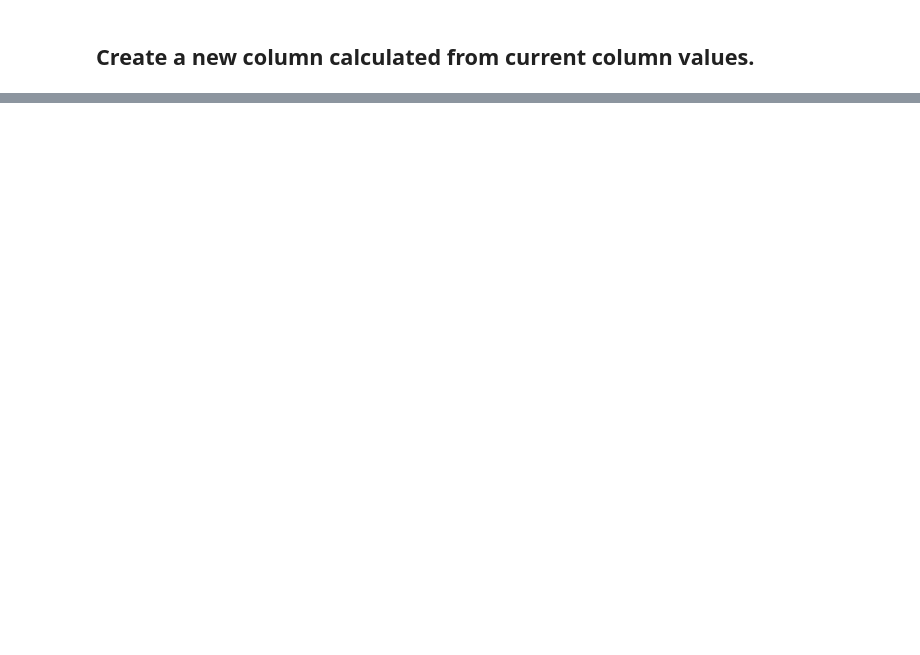
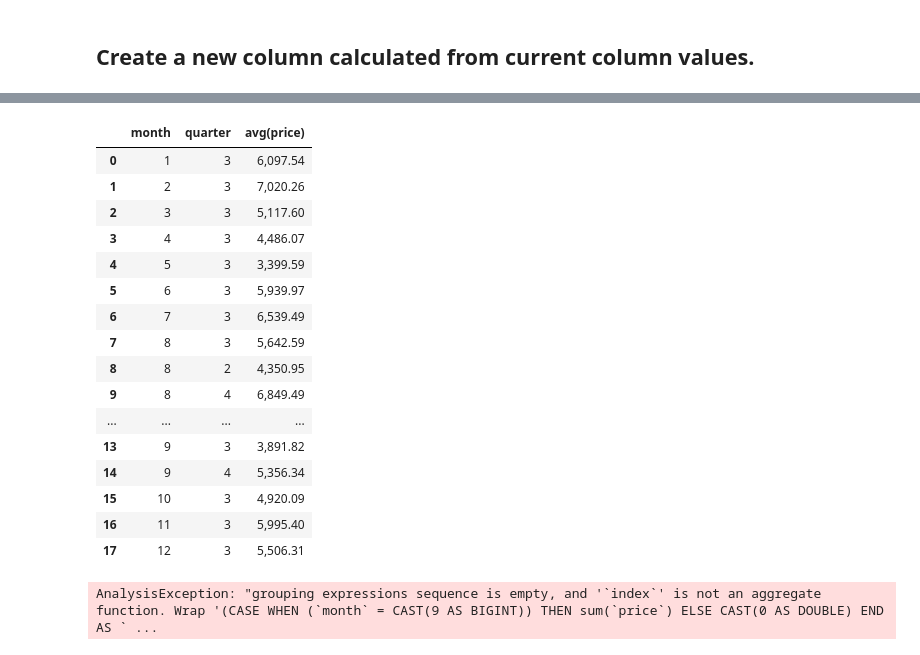
Before and after one commit to dmerz75/spark2_dfanalysis, a Jupyter notebook: notebooks/dev/dev_basic_ops_2dataframes_Join.ipynb, the cells around one changed output, grey strips where cells are left out. Saved outputs shown, nothing was run; the diff lists cells and outputs as text; code cells hidden in the pictures; blank space fills up the shorter version.

```diff
--- a/notebooks/dev/dev_basic_ops_2dataframes_Join.ipynb
+++ b/notebooks/dev/dev_basic_ops_2dataframes_Join.ipynb
@@ -196,0 +134,6 @@ df_i2.columns
+# %%
+df4 = df1\
+.filter((col("month") == 9) |
+        (col("month") == 8) |
+        (col("quarter") == 3)
+       )
@@ -196,0 +168,5 @@ df_i2.columns
+# %%
+df5 = df4\
+.groupBy("month", "quarter")\
+.agg(avg("price"))\
+.orderBy("month")
@@ -196,0 +193,32 @@ df_i2.columns
+# %%
+df5.limit(50).toPandas()
+# %% [output]
+|  | month | quarter | avg(price) |
+| 0 | 1 | 3 | 6,097.54 |
+| 1 | 2 | 3 | 7,020.26 |
+| 2 | 3 | 3 | 5,117.60 |
+| 3 | 4 | 3 | 4,486.07 |
+| 4 | 5 | 3 | 3,399.59 |
+| 5 | 6 | 3 | 5,939.97 |
+| 6 | 7 | 3 | 6,539.49 |
+| 7 | 8 | 3 | 5,642.59 |
+| 8 | 8 | 2 | 4,350.95 |
+| 9 | 8 | 4 | 6,849.49 |
+| ... | ... | ... | ... |
+| 13 | 9 | 3 | 3,891.82 |
+| 14 | 9 | 4 | 5,356.34 |
+| 15 | 10 | 3 | 4,920.09 |
+| 16 | 11 | 3 | 5,995.40 |
+| 17 | 12 | 3 | 5,506.31 |
+# %%
+# df4.groupby("quarter")\
+# .agg(count("quarter")).show()
+
+df4\
+.withColumn("eps_avg",when((col("month") == 9),sum(df4.filter(col("month") == 9)['price'])).otherwise(0))
+
+
+# .filter(col("quarter") == 3 & col("month") != 8
+#     .agg(when(, count("quarter")))
+# %% [output]
+AnalysisException: "grouping expressions sequence is empty, and '`index`' is not an aggregate function. Wrap '(CASE WHEN (`month` = CAST(9 AS BIGINT)) THEN sum(`price`) ELSE CAST(0 AS DOUBLE) END AS ` ...
```
Also changed, not shown: parts of 19 cells of this notebook, 4 other files.
